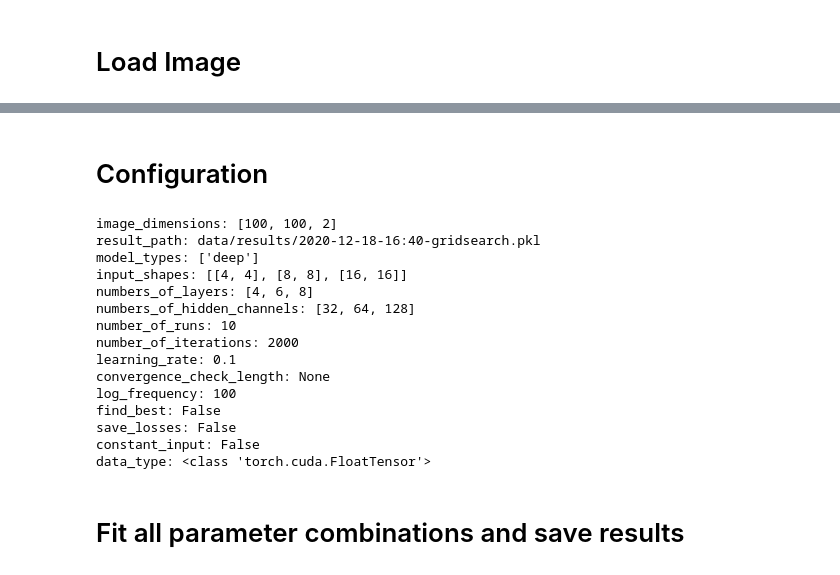
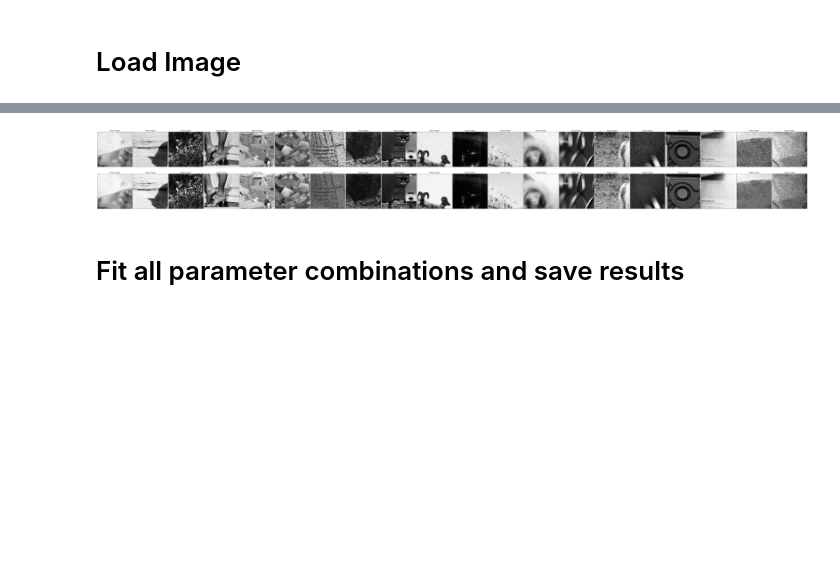
Before and after one commit to jkbg/DiffusionMRI, a Jupyter notebook: gridsearch.ipynb, the cells around one changed output, grey strips where cells are left out. Cells and saved outputs as stored; diff of their text form; code cells hidden in the pictures; blank space fills up the shorter version.

```diff
--- a/gridsearch.ipynb
+++ b/gridsearch.ipynb
@@ -49,14 +52,0 @@ cropped_size = (100, 100)
-# %%
-simulation = Simulation(input_size=image_dimensions, cropped_size=cropped_size, pf_factor=8, snr_range=(4,4), absolute_output=False)
-noisy_images, target_images = simulation.simulate_list_of_images(original_images)
-noisy_images = [np.concatenate((np.real(x), np.imag(x)), axis=2) for x in noisy_images]
-noisy_images = [scale_image(x) for x in noisy_images]
-target_images = [np.concatenate((np.real(x), np.imag(x)), axis=2) for x in target_images]
-target_images = [scale_image(x) for x in target_images]
-
-all_images = [x for row in zip(noisy_images, target_images) for x in row]
-if noisy_images[0].shape[2] >=1:
-    all_images = [np.linalg.norm(x, axis=2)[:, :, None] for x in all_images]
-titles = ['Noisy Image', 'Target Image'] * len(noisy_images)
-plot_image_grid(all_images, titles, ncols=2)
-plt.show()
@@ -65,35 +52,0 @@ plt.show()
-# %% [markdown]
-# Configuration
-# %%
-gridsearch_configuration = get_gridsearch_configuration()
-
-gridsearch_configuration.model_types = ['deep']
-gridsearch_configuration.input_shapes = [[4,4], [8,8], [16, 16]]
-gridsearch_configuration.numbers_of_hidden_channels = [32, 64, 128]
-gridsearch_configuration.numbers_of_layers = [4, 6, 8]
-gridsearch_configuration.number_of_runs = 10
-gridsearch_configuration.image_dimensions = list(cropped_size) + [2]
-
-gridsearch_configuration.convergence_check_length = None
-gridsearch_configuration.number_of_iterations = 2000
-gridsearch_configuration.log_frequency = 100
-gridsearch_configuration.save_losses = False
-gridsearch_configuration.find_best = False
-
-print(gridsearch_configuration)
-# %% [output]
-image_dimensions: [100, 100, 2]
-result_path: data/results/2020-12-18-16:40-gridsearch.pkl
-model_types: ['deep']
-input_shapes: [[4, 4], [8, 8], [16, 16]]
-numbers_of_layers: [4, 6, 8]
-numbers_of_hidden_channels: [32, 64, 128]
-number_of_runs: 10
-number_of_iterations: 2000
-learning_rate: 0.1
-convergence_check_length: None
-log_frequency: 100
-find_best: False
-save_losses: False
-constant_input: False
-data_type: <class 'torch.cuda.FloatTensor'>
@@ -104,2 +53,12 @@ parameter_combinations = gridsearch_configuration.generate_parameter_combination
+# %%
+pipeline = SimulationPipeline(k_factor=k_factor, pf_factor=pf_factor, snr=snr)
+noisy_images = pipeline.simulate_list(target_images)
+
+images_to_display = noisy_images + target_images
+titles = ['Noisy Images'] * len(noisy_images) + ['Target Images'] * len(target_images)
+plot_image_grid(images_to_display, titles, ncols=number_of_images)
+plt.show()
+# %% [output]
+[figure, added]
 # %% [markdown]
 # Fit all parameter combinations and save results
```
Also changed, not shown: parts of 17 cells of this notebook, 4 other files.
